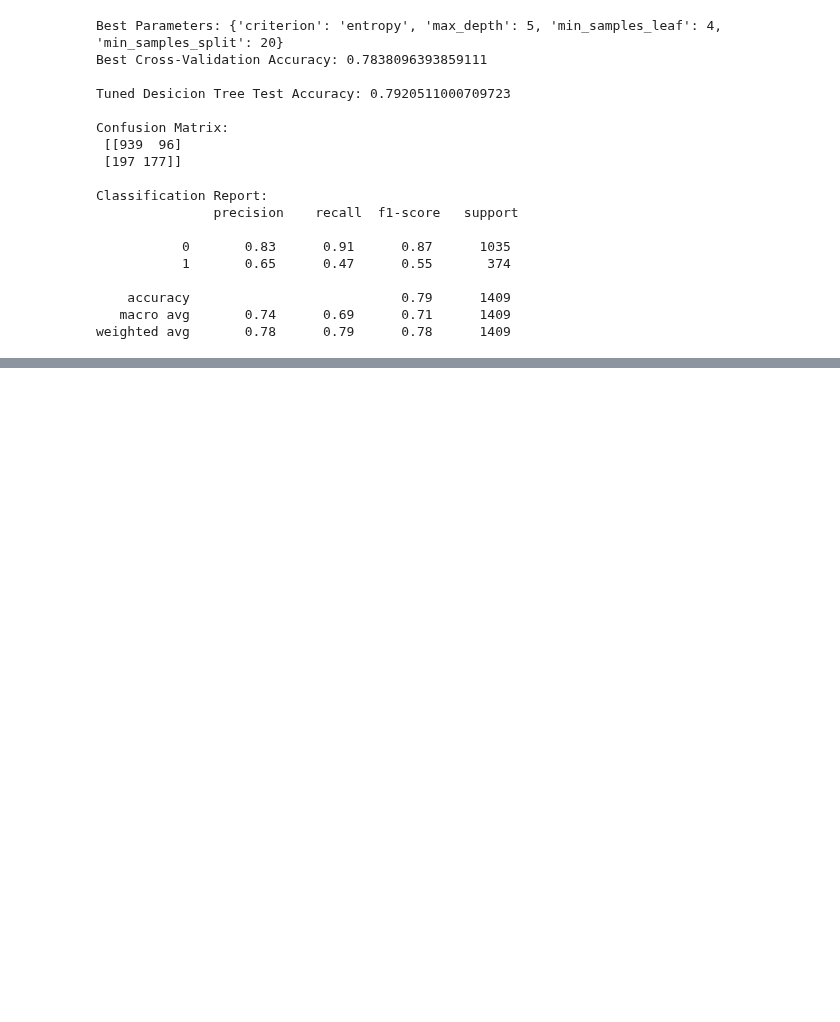
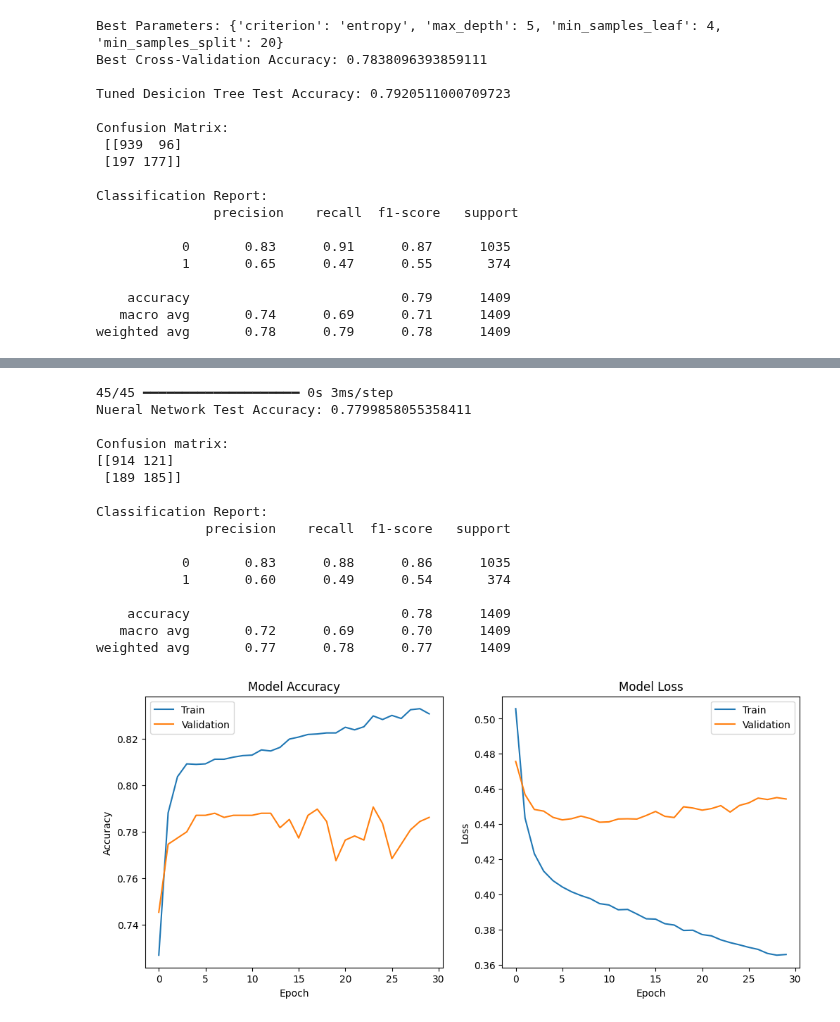
Before and after one commit to sanuli21/telco-churn-project, a Jupyter notebook: churn_prediction.ipynb, the cells around one changed output, grey strips where cells are left out. Drawn from its saved outputs; the diff is of its cells as text; code cells hidden in the pictures; blank space fills up the shorter version.

Commit message:
Evaluated neural network

```diff
--- a/churn_prediction.ipynb
+++ b/churn_prediction.ipynb
@@ -530 +530,63 @@ Epoch 30/30
 Neural Network training complete.
+# %%
+#Evaluate Neural network
+
+from sklearn.metrics import accuracy_score, confusion_matrix, classification_report
+import matplotlib.pyplot as plt
+
+y_pred_nn = model.predict(X_test)
+y_pred_nn = (y_pred_nn > 0.5).astype(int)
+
+#test accuracy
+nn_test_accuracy = accuracy_score(y_test, y_pred_nn)
+print("Nueral Network Test Accuracy:", nn_test_accuracy)
+
+#confusion matrix
+cm_nn = confusion_matrix(y_test, y_pred_nn)
+print("\nConfusion matrix:")
+print(cm_nn)
+
+#classification report
+print("\nClassification Report:")
+print(classification_report(y_test, y_pred_nn))
+
+#plot training accuracy
+plt.figure(figsize=(12,5))
+
+#accuracy curve
+plt.subplot(1,2,1)
+plt.plot(history.history['accuracy'])
+plt.plot(history.history['val_accuracy'])
+plt.title('Model Accuracy')
+plt.xlabel('Epoch')
+plt.ylabel('Accuracy')
+plt.legend(['Train', 'Validation'])
+
+#loss curve
+plt.subplot(1,2,2)
+plt.plot(history.history['loss'])
+plt.plot(history.history['val_loss'])
+plt.title('Model Loss')
+plt.xlabel('Epoch')
+plt.ylabel('Loss')
+plt.legend(['Train', 'Validation'])
+
+plt.show()
+# %% [output]
+45/45 ━━━━━━━━━━━━━━━━━━━━ 0s 3ms/step
+Nueral Network Test Accuracy: 0.7799858055358411
+
+Confusion matrix:
+[[914 121]
+ [189 185]]
+
+Classification Report:
+              precision    recall  f1-score   support
+
+           0       0.83      0.88      0.86      1035
+           1       0.60      0.49      0.54       374
+
+    accuracy                           0.78      1409
+   macro avg       0.72      0.69      0.70      1409
+weighted avg       0.77      0.78      0.77      1409
+[figure, added]
```
Also changed, not shown: parts of 1 cell of this notebook.
